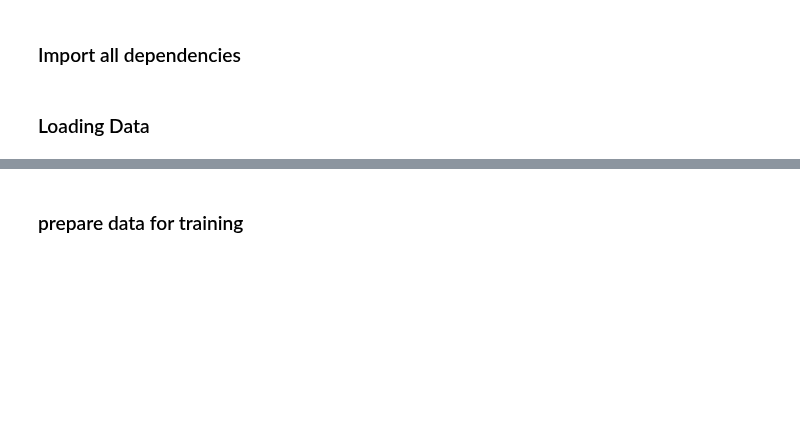
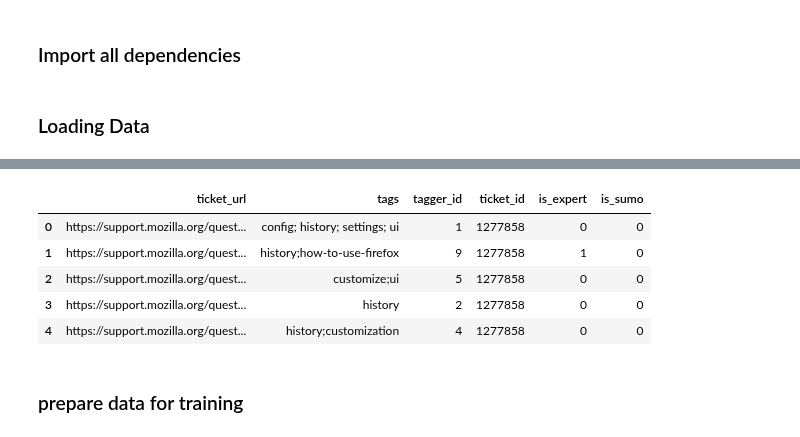
Before and after one commit to mlopatka/CANOSP2020, a Jupyter notebook: notebooks/Naive Bayes/Naive Bayes.ipynb, the cells around one changed output, grey strips where cells are left out. Drawn from its saved outputs; the diff is of its cells as text; code cells hidden in the pictures; blank space fills up the shorter version.

```diff
--- a/notebooks/Naive Bayes/Naive Bayes.ipynb
+++ b/notebooks/Naive Bayes/Naive Bayes.ipynb
@@ -16,0 +30,9 @@ human_tags_data = pd.read_csv('human_tags.csv')
+# %%
+human_tags_data.head()
+# %% [output]
+|  | ticket_url | tags | tagger_id | ticket_id | is_expert | is_sumo |
+| 0 | https://support.mozilla.org/quest... | config; history; settings; ui | 1 | 1277858 | 0 | 0 |
+| 1 | https://support.mozilla.org/quest... | history;how-to-use-firefox | 9 | 1277858 | 1 | 0 |
+| 2 | https://support.mozilla.org/quest... | customize;ui | 5 | 1277858 | 0 | 0 |
+| 3 | https://support.mozilla.org/quest... | history | 2 | 1277858 | 0 | 0 |
+| 4 | https://support.mozilla.org/quest... | history;customization | 4 | 1277858 | 0 | 0 |
```
Also changed, not shown: parts of 16 cells of this notebook.
